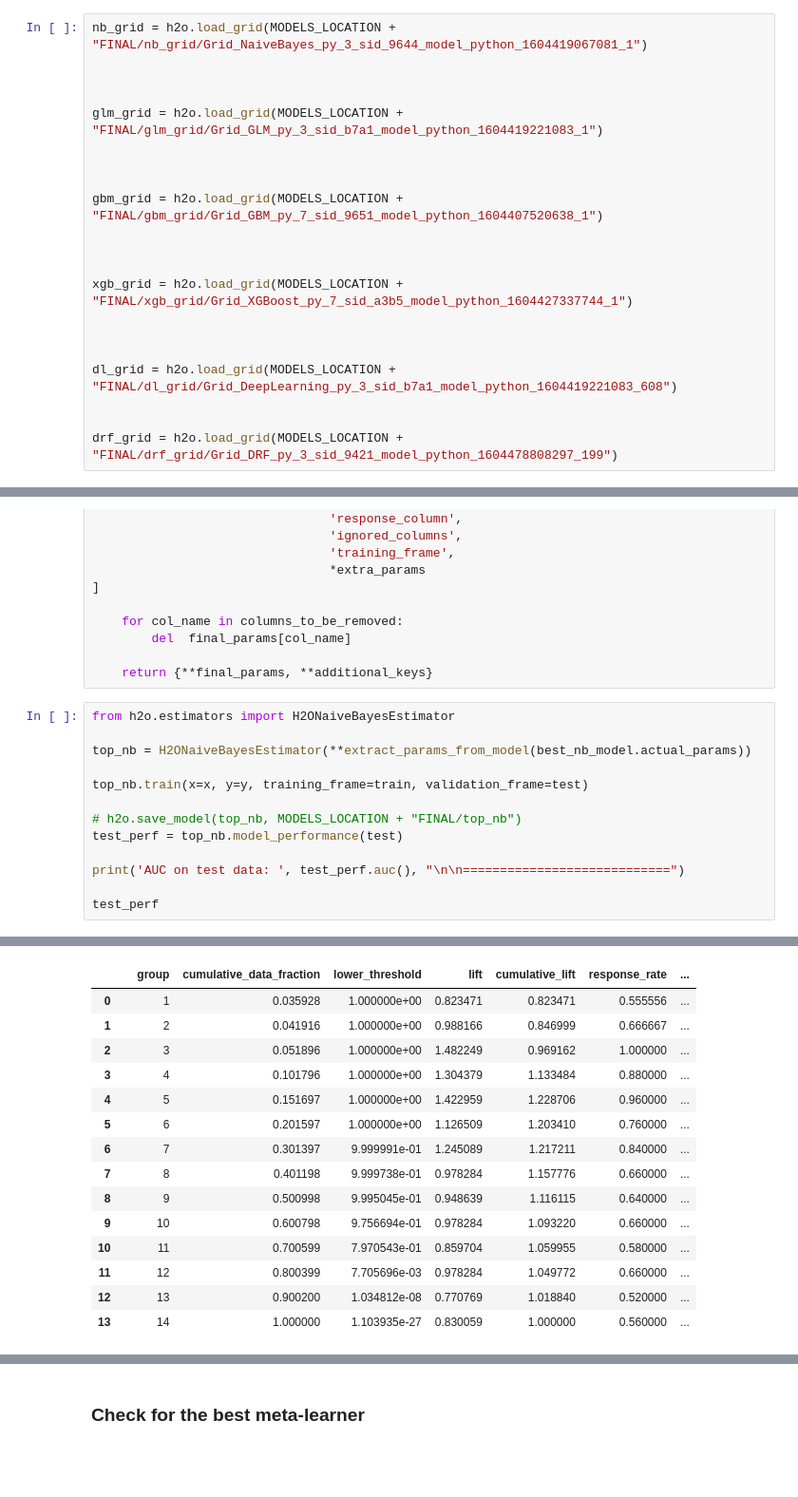
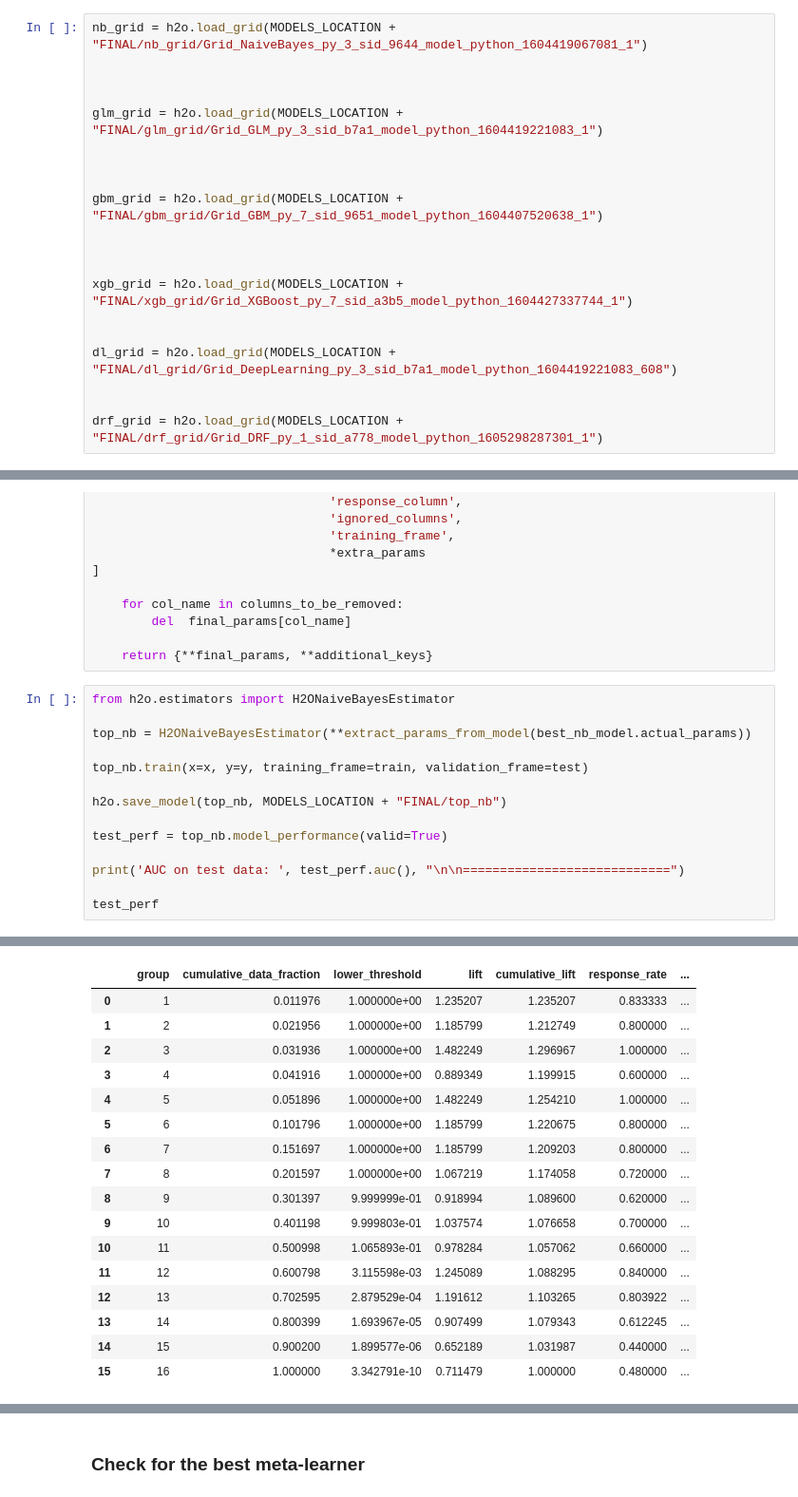
Before and after one commit to abhi18av/LJMU_Masters_Dissertation, a Jupyter notebook: src/notebooks/FINAL/005_stacked_ensemble.ipynb, the cells around one changed output, grey strips where cells are left out. Shown at 95% size. Cells and saved outputs as stored; diff of their text form; blank space fills up the shorter version.

```diff
--- a/src/notebooks/FINAL/005_stacked_ensemble.ipynb
+++ b/src/notebooks/FINAL/005_stacked_ensemble.ipynb
@@ -131,11 +123,10 @@ gbm_grid = h2o.load_grid(MODELS_LOCATION + "FINAL/gbm_grid/Grid_GBM_py_7_sid_965
 xgb_grid = h2o.load_grid(MODELS_LOCATION + "FINAL/xgb_grid/Grid_XGBoost_py_7_sid_a3b5_model_python_1604427337744_1")
 
 
-
 dl_grid = h2o.load_grid(MODELS_LOCATION + "FINAL/dl_grid/Grid_DeepLearning_py_3_sid_b7a1_model_python_1604419221083_608")
 
 
-drf_grid = h2o.load_grid(MODELS_LOCATION + "FINAL/drf_grid/Grid_DRF_py_3_sid_9421_model_python_1604478808297_199")
+drf_grid = h2o.load_grid(MODELS_LOCATION + "FINAL/drf_grid/Grid_DRF_py_1_sid_a778_model_python_1605298287301_1")
 # %%
 # Select best models from the grids based on performance on the test data
 
@@ -333,8 +197,9 @@ top_nb = H2ONaiveBayesEstimator(**extract_params_from_model(best_nb_model.actual
 
 top_nb.train(x=x, y=y, training_frame=train, validation_frame=test)
 
-# h2o.save_model(top_nb, MODELS_LOCATION + "FINAL/top_nb")
-test_perf = top_nb.model_performance(test)
+h2o.save_model(top_nb, MODELS_LOCATION + "FINAL/top_nb")
+
+test_perf = top_nb.model_performance(valid=True)
 
 print('AUC on test data: ', test_perf.auc(), "\n\n============================")
 
@@ -384,18 +246,20 @@ Gains/Lift Table: Avg response rate: 67.47 %, avg score: 72.82 %
 |  |  | group | cumulative_data_fraction | lower_threshold | lift | cumulative_lift | response_rate | ... |
-| 0 |  | 1 | 0.035928 | 1.000000e+00 | 0.823471 | 0.823471 | 0.555556 | ... |
-| 1 |  | 2 | 0.041916 | 1.000000e+00 | 0.988166 | 0.846999 | 0.666667 | ... |
-| 2 |  | 3 | 0.051896 | 1.000000e+00 | 1.482249 | 0.969162 | 1.000000 | ... |
-| 3 |  | 4 | 0.101796 | 1.000000e+00 | 1.304379 | 1.133484 | 0.880000 | ... |
-| 4 |  | 5 | 0.151697 | 1.000000e+00 | 1.422959 | 1.228706 | 0.960000 | ... |
-| 5 |  | 6 | 0.201597 | 1.000000e+00 | 1.126509 | 1.203410 | 0.760000 | ... |
-| 6 |  | 7 | 0.301397 | 9.999991e-01 | 1.245089 | 1.217211 | 0.840000 | ... |
-| 7 |  | 8 | 0.401198 | 9.999738e-01 | 0.978284 | 1.157776 | 0.660000 | ... |
-| 8 |  | 9 | 0.500998 | 9.995045e-01 | 0.948639 | 1.116115 | 0.640000 | ... |
-| 9 |  | 10 | 0.600798 | 9.756694e-01 | 0.978284 | 1.093220 | 0.660000 | ... |
-| 10 |  | 11 | 0.700599 | 7.970543e-01 | 0.859704 | 1.059955 | 0.580000 | ... |
-| 11 |  | 12 | 0.800399 | 7.705696e-03 | 0.978284 | 1.049772 | 0.660000 | ... |
-| 12 |  | 13 | 0.900200 | 1.034812e-08 | 0.770769 | 1.018840 | 0.520000 | ... |
-| 13 |  | 14 | 1.000000 | 1.103935e-27 | 0.830059 | 1.000000 | 0.560000 | ... |
+| 0 |  | 1 | 0.011976 | 1.000000e+00 | 1.235207 | 1.235207 | 0.833333 | ... |
+| 1 |  | 2 | 0.021956 | 1.000000e+00 | 1.185799 | 1.212749 | 0.800000 | ... |
+| 2 |  | 3 | 0.031936 | 1.000000e+00 | 1.482249 | 1.296967 | 1.000000 | ... |
+| 3 |  | 4 | 0.041916 | 1.000000e+00 | 0.889349 | 1.199915 | 0.600000 | ... |
+| 4 |  | 5 | 0.051896 | 1.000000e+00 | 1.482249 | 1.254210 | 1.000000 | ... |
+| 5 |  | 6 | 0.101796 | 1.000000e+00 | 1.185799 | 1.220675 | 0.800000 | ... |
+| 6 |  | 7 | 0.151697 | 1.000000e+00 | 1.185799 | 1.209203 | 0.800000 | ... |
+| 7 |  | 8 | 0.201597 | 1.000000e+00 | 1.067219 | 1.174058 | 0.720000 | ... |
+| 8 |  | 9 | 0.301397 | 9.999999e-01 | 0.918994 | 1.089600 | 0.620000 | ... |
+| 9 |  | 10 | 0.401198 | 9.999803e-01 | 1.037574 | 1.076658 | 0.700000 | ... |
+| 10 |  | 11 | 0.500998 | 1.065893e-01 | 0.978284 | 1.057062 | 0.660000 | ... |
+| 11 |  | 12 | 0.600798 | 3.115598e-03 | 1.245089 | 1.088295 | 0.840000 | ... |
+| 12 |  | 13 | 0.702595 | 2.879529e-04 | 1.191612 | 1.103265 | 0.803922 | ... |
+| 13 |  | 14 | 0.800399 | 1.693967e-05 | 0.907499 | 1.079343 | 0.612245 | ... |
+| 14 |  | 15 | 0.900200 | 1.899577e-06 | 0.652189 | 1.031987 | 0.440000 | ... |
+| 15 |  | 16 | 1.000000 | 3.342791e-10 | 0.711479 | 1.000000 | 0.480000 | ... |
 # %%
 from h2o.estimators import H2OGeneralizedLinearEstimator
 
```
Also changed, not shown: parts of 10 cells of this notebook.
